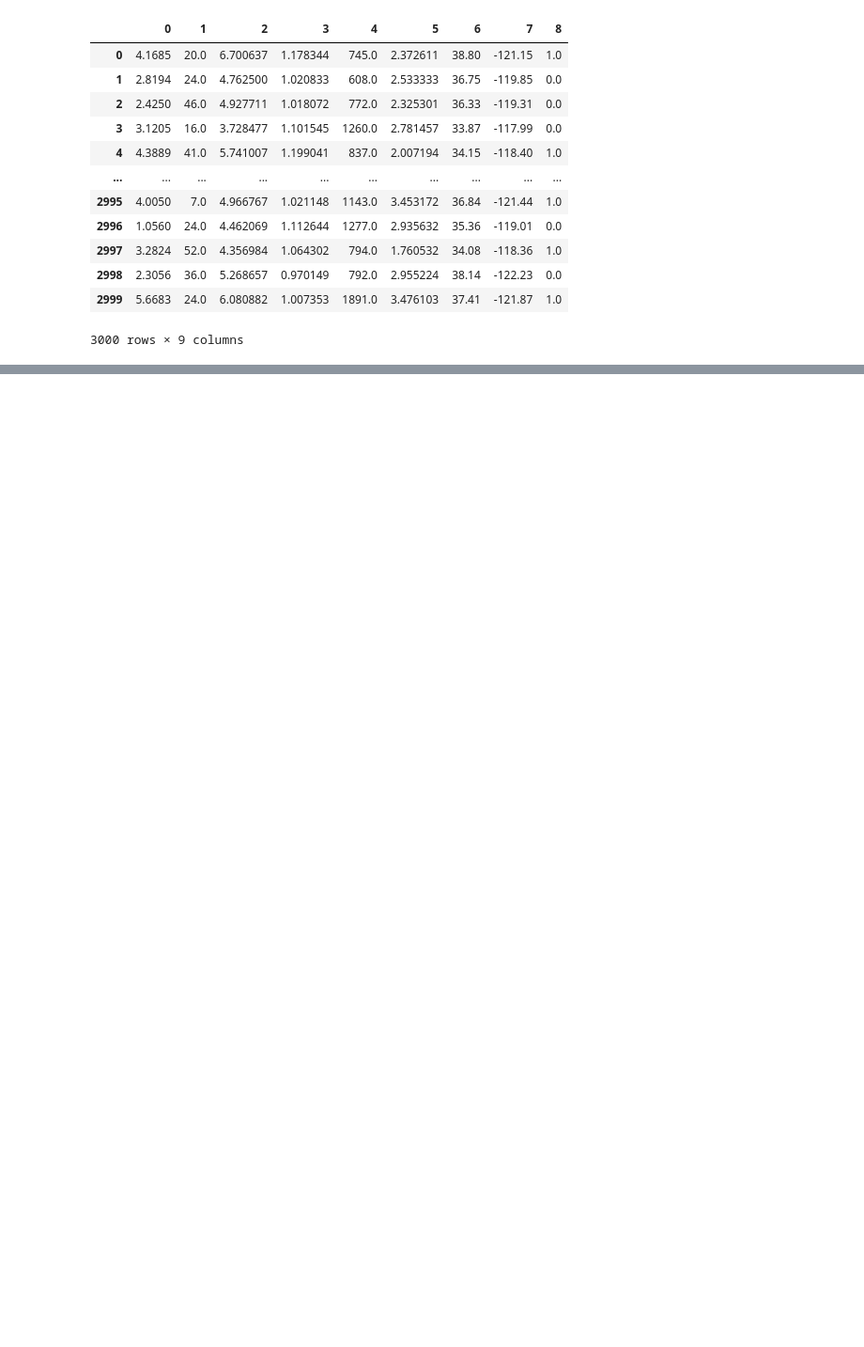
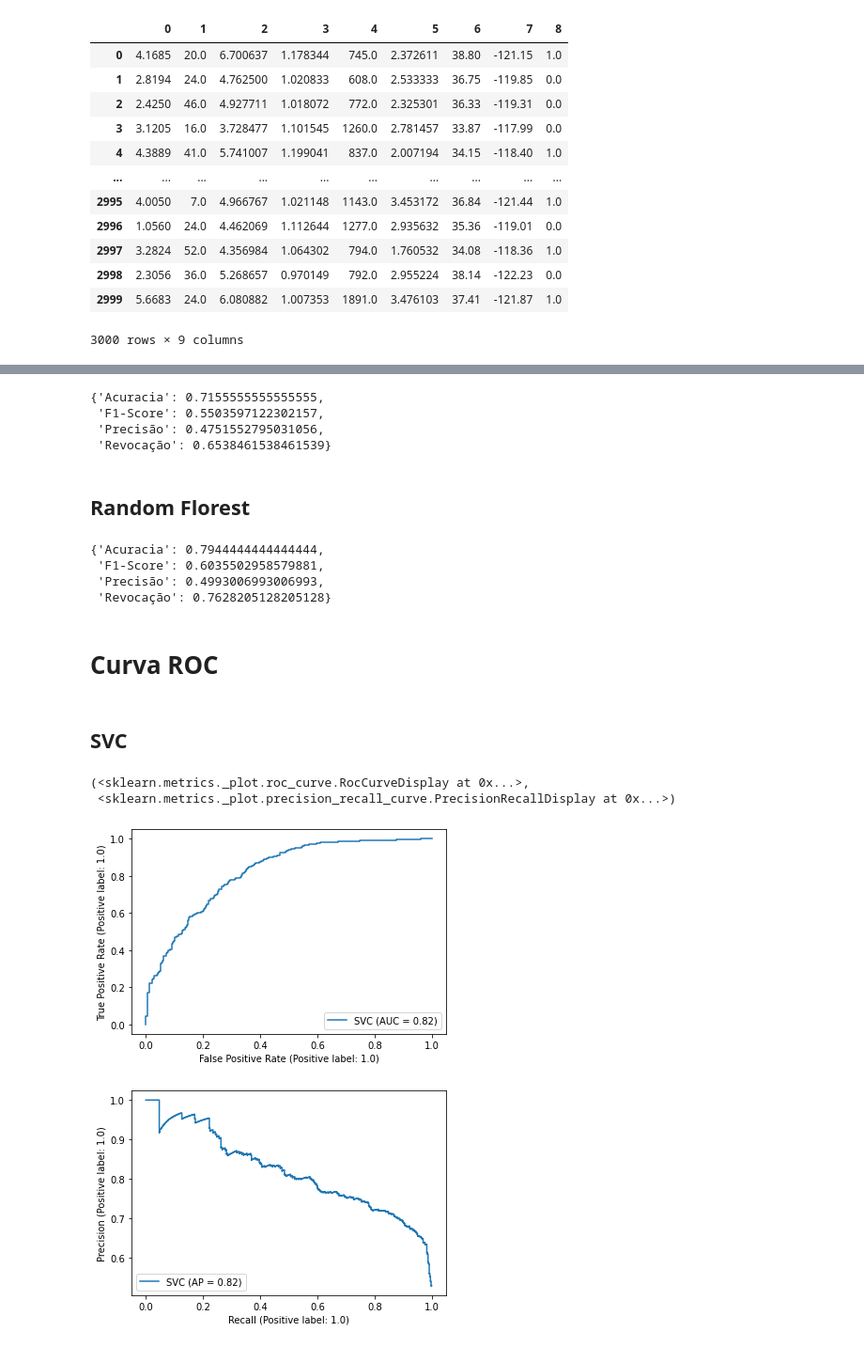
Before and after one commit to castelojb/machine-learning-project, a Jupyter notebook: [Job] 5 - SVM and Ensembles.ipynb, the cells around one changed output, grey strips where cells are left out. Shown at 94% size. Cells and saved outputs as stored; diff of their text form; code cells hidden in the pictures; blank space fills up the shorter version.

```diff
--- a/[Job] 5 - SVM and Ensembles.ipynb
+++ b/[Job] 5 - SVM and Ensembles.ipynb
@@ -54,5 +52,5 @@ cv_kfold = KFold(n_splits=10, shuffle=True, random_state=42)
 # %%
-svc_hiperparameters = {
-    'SVC__gamma': 2 ** np.arange(-15, 4, 2, dtype=float),
-    'SVC__C': 2 ** np.arange(-5, 16, 2, dtype=float)
+svc_grid = {
+    'gamma': 2 ** np.arange(-15, 4, 2, dtype=float),
+    'C': 2 ** np.arange(-5, 16, 2, dtype=float)
 }
@@ -67,2 +56,0 @@ svc_gs = GridSearchCV(svc_pipeline, svc_hiperparameters, cv=cv_kfold, return_tra
-# %%
-svc_gs.fit(x_trn, y_trn)
@@ -85,0 +64,4 @@ rf_hiperparameters = {
+# %%
+svc = SVC(kernel='rbf')
+
+random_forest = RandomForestClassifier()
@@ -86,8 +70,3 @@ rf_hiperparameters = {
 # %%
-rf_pipeline = Pipeline(
-    [
-        ('scaler', StandardScaler()),
-        ('RF', RandomForestClassifier())
-    ]
-)
-rf_gs = GridSearchCV(rf_pipeline, rf_hiperparameters, cv=cv_kfold, return_train_score=True, n_jobs=-1)
+svc_tunned = GridSearchCV(svc, svc_grid, cv=cv_kfold, return_train_score=True, n_jobs=-1)
+svc_tunned.fit(x_trn_norm, y_trn)
@@ -154,0 +102,37 @@ Revocação: 0.8867102396514162
+# %%
+{
+    'Acuracia': acuracy(y_tst.reshape([-1, 1]), preds_svc.reshape([-1, 1])),
+    'F1-Score': f1_score(y_tst.reshape([-1, 1]), preds_svc.reshape([-1, 1])),
+    'Precisão': precision(y_tst.reshape([-1, 1]), preds_svc.reshape([-1, 1])),
+    'Revocação': recall(y_tst.reshape([-1, 1]), preds_svc.reshape([-1, 1]))
+}
+# %% [output]
+{'Acuracia': 0.7155555555555555,
+ 'F1-Score': 0.5503597122302157,
+ 'Precisão': 0.4751552795031056,
+ 'Revocação': 0.6538461538461539}
+# %% [markdown]
+## Random Florest
+# %%
+{
+    'Acuracia': acuracy(y_tst.reshape([-1, 1]), preds_rf.reshape([-1, 1])),
+    'F1-Score': f1_score(y_tst.reshape([-1, 1]), preds_rf.reshape([-1, 1])),
+    'Precisão': precision(y_tst.reshape([-1, 1]), preds_rf.reshape([-1, 1])),
+    'Revocação': recall(y_tst.reshape([-1, 1]), preds_rf.reshape([-1, 1]))
+}
+# %% [output]
+{'Acuracia': 0.7944444444444444,
+ 'F1-Score': 0.6035502958579881,
+ 'Precisão': 0.4993006993006993,
+ 'Revocação': 0.7628205128205128}
+# %% [markdown]
+# Curva ROC
+# %% [markdown]
+## SVC
+# %%
+plot_roc_curve(svc_tunned.best_estimator_, x_tst_norm, y_tst), plot_precision_recall_curve(svc_tunned.best_estimator_, x_tst_norm, y_tst)
+# %% [output]
+(<sklearn.metrics._plot.roc_curve.RocCurveDisplay at 0x...>,
+ <sklearn.metrics._plot.precision_recall_curve.PrecisionRecallDisplay at 0x...>)
+[figure, added]
+[figure, added]
```
Also changed, not shown: parts of 24 cells of this notebook.
